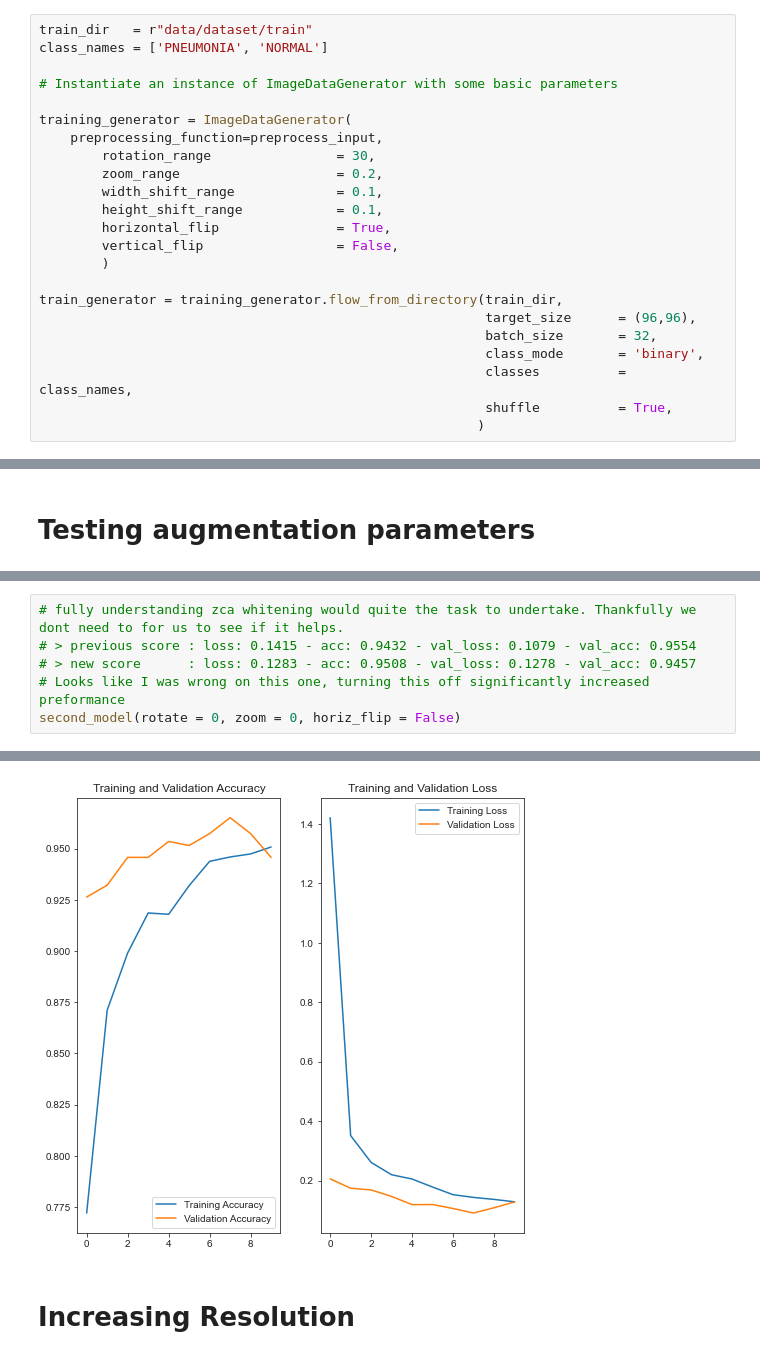
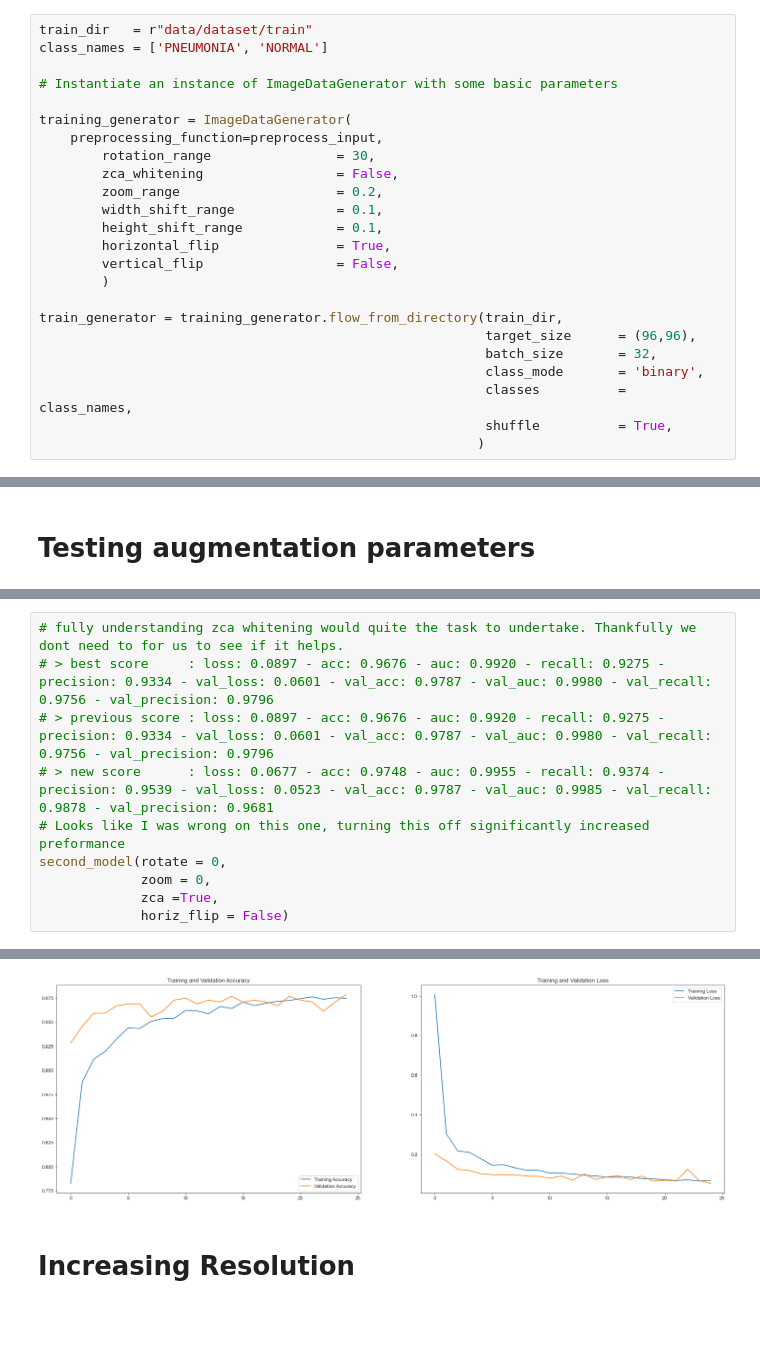
Before and after one commit to ChristosMaglaras/Image-Classification-Chest-X-Ray-analysis-to-predict-presence-of-Lung-Pathologies, a Jupyter notebook: Final Notebook.ipynb, the cells around one changed output, grey strips where cells are left out. Drawn from its saved outputs; the diff is of its cells as text; blank space fills up the shorter version.

```diff
--- a/Final Notebook.ipynb
+++ b/Final Notebook.ipynb
@@ -156,6 +193,7 @@ class_names = ['PNEUMONIA', 'NORMAL']
 training_generator = ImageDataGenerator(
     preprocessing_function=preprocess_input,
         rotation_range                = 30,
+        zca_whitening                 = False,
         zoom_range                    = 0.2,
         width_shift_range             = 0.1,
         height_shift_range            = 0.1,
@@ -805,8 +842,12 @@ Epoch 10/10
 # %%
 # fully understanding zca whitening would quite the task to undertake. Thankfully we dont need to for us to see if it helps.
-# > previous score : loss: 0.1415 - acc: 0.9432 - val_loss: 0.1079 - val_acc: 0.9554
-# > new score      : loss: 0.1283 - acc: 0.9508 - val_loss: 0.1278 - val_acc: 0.9457
+# > best score     : loss: 0.0897 - acc: 0.9676 - auc: 0.9920 - recall: 0.9275 - precision: 0.9334 - val_loss: 0.0601 - val_acc: 0.9787 - val_auc: 0.9980 - val_recall: 0.9756 - val_precision: 0.9796
+# > previous score : loss: 0.0897 - acc: 0.9676 - auc: 0.9920 - recall: 0.9275 - precision: 0.9334 - val_loss: 0.0601 - val_acc: 0.9787 - val_auc: 0.9980 - val_recall: 0.9756 - val_precision: 0.9796
+# > new score      : loss: 0.0677 - acc: 0.9748 - auc: 0.9955 - recall: 0.9374 - precision: 0.9539 - val_loss: 0.0523 - val_acc: 0.9787 - val_auc: 0.9985 - val_recall: 0.9878 - val_precision: 0.9681
 # Looks like I was wrong on this one, turning this off significantly increased preformance
-second_model(rotate = 0, zoom = 0, horiz_flip = False)
+second_model(rotate = 0,
+             zoom = 0,
+             zca =True,
+             horiz_flip = False)
 # %% [output]
 Found 4716 images belonging to 2 classes.
@@ -829,4 +870,4 @@ Epoch 10/10
-[figure, old version]
+[figure, new version]
 # %% [markdown]
 # Increasing Resolution
 # %%
```
Also changed, not shown: parts of 44 cells of this notebook, 4 other files.
